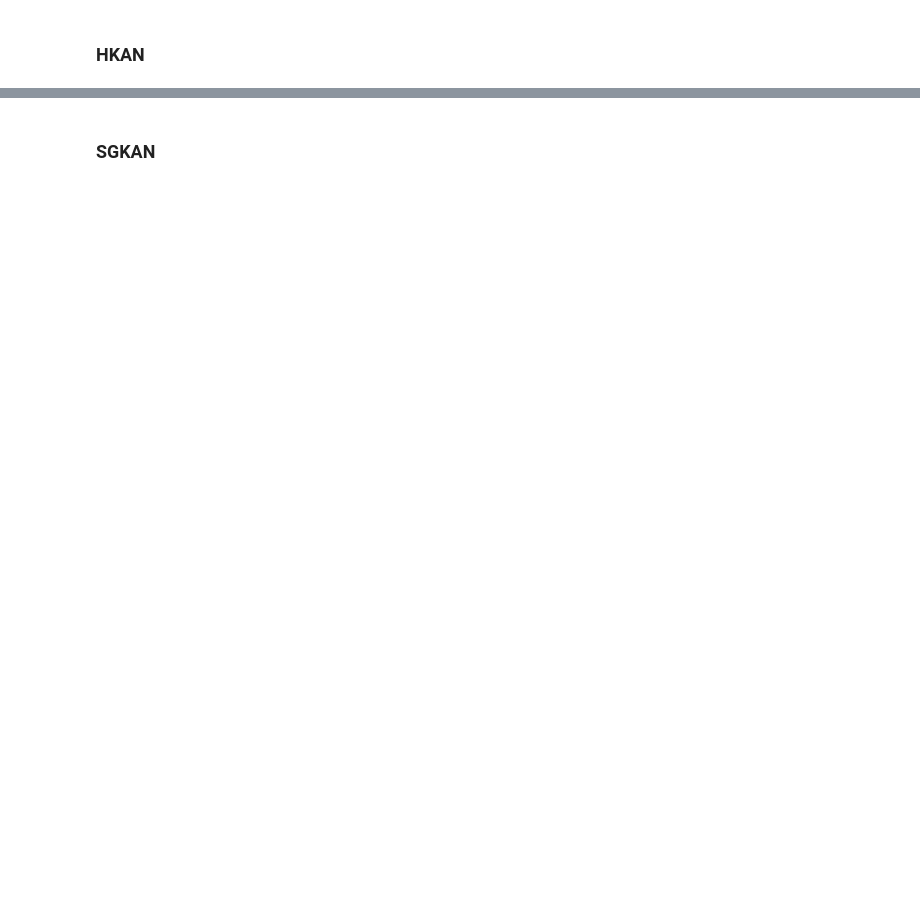
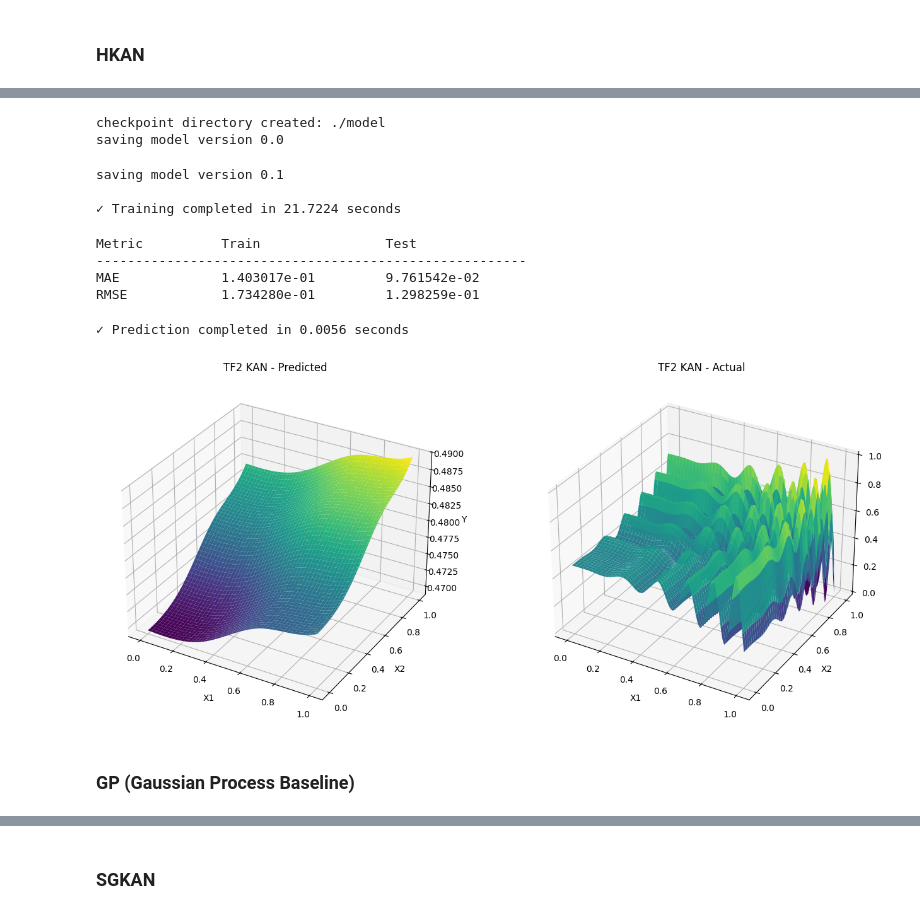
Before and after one commit to gizemnurdali/swim-meets-kans, a Jupyter notebook: benchmarking.ipynb, the cells around one changed output, grey strips where cells are left out. Drawn from its saved outputs; the diff is of its cells as text; code cells hidden in the pictures; blank space fills up the shorter version.

```diff
--- a/benchmarking.ipynb
+++ b/benchmarking.ipynb
@@ -1500,18 +1188,35 @@ plot_3d_surface("TF5", tf5_x_test, tf5_y_test, tf5_y_test_pred)
 # %%
-# Create TF5 KAN model with architecture [2, 5, 1]
-tf5_kan_model = build_kan(width=[2, 5, 1], grid=3, k=3, seed=42)
-print("TF5 KAN model created with architecture [2, 5, 1]")
+# Create TF2 KAN model with architecture
+tf2_kan_model = build_kan(width=[2, 1], grid=3, k=3, seed=42)
+# %% [output]
+checkpoint directory created: ./model
+saving model version 0.0
 # %%
-# Train TF5 KAN model
-fit_kan(tf5_kan_model, tf5_x_train, tf5_y_train, tf5_x_test, tf5_y_test, steps=50, opt="LBFGS", lamb=0.01)
+# Train TF2 KAN model
+fit_kan(tf2_kan_model, tf2_x_train, tf2_y_train, tf2_x_test, tf2_y_test, steps=100, opt="Adam", lamb=1e-3)
 
-tf5_kan_results = em.evaluate(
-    KANModel(tf5_kan_model),
-    tf5_x_train, tf5_y_train, tf5_x_test, tf5_y_test
+tf2_kan_results = em.evaluate(
+    KANModel(tf2_kan_model),
+    tf2_x_train, tf2_y_train, tf2_x_test, tf2_y_test
 )
+# %% [output]
+saving model version 0.1
+
+✓ Training completed in 21.7224 seconds
 # %%
-print_results(tf5_kan_results)
+print_results(tf2_kan_results)
+# %% [output]
+Metric          Train                Test
+-------------------------------------------------------
+MAE             1.403017e-01         9.761542e-02
+RMSE            1.734280e-01         1.298259e-01
 # %%
-tf5_y_test_pred_kan = predict_kan(tf5_kan_model, tf5_x_test)
+tf2_y_test_pred_kan = predict_kan(tf2_kan_model, tf2_x_test)
+# %% [output]
+✓ Prediction completed in 0.0056 seconds
 # %%
-plot_3d_surface("TF5 KAN", tf5_x_test, tf5_y_test, tf5_y_test_pred_kan)
+plot_3d_surface("TF2 KAN", tf2_x_test, tf2_y_test, tf2_y_test_pred_kan)
+# %% [output]
+[figure, added]
+# %% [markdown]
+### GP (Gaussian Process Baseline)
```
Also changed, not shown: parts of 45 cells of this notebook, 4 other files.
